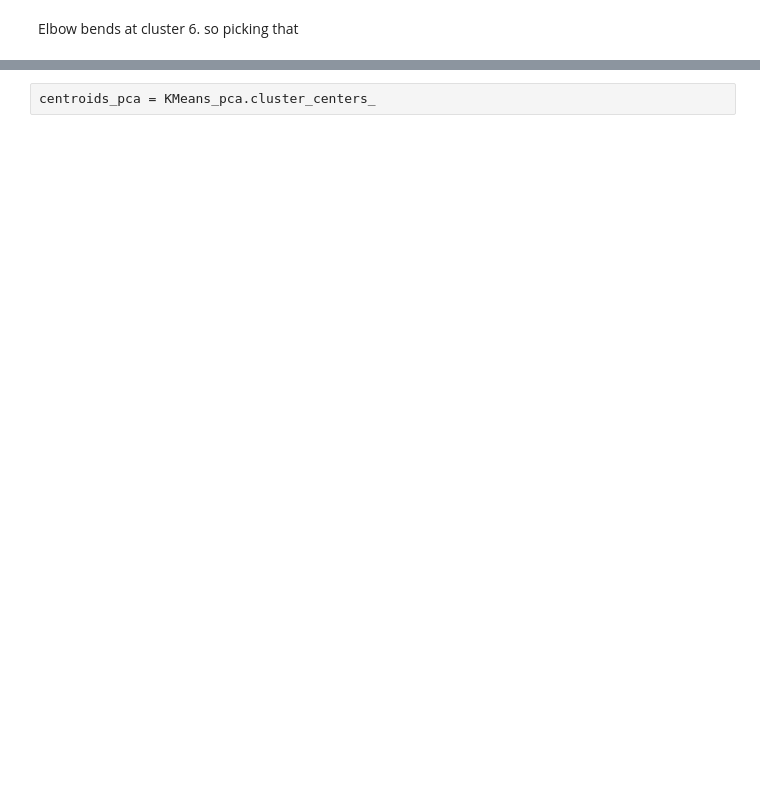
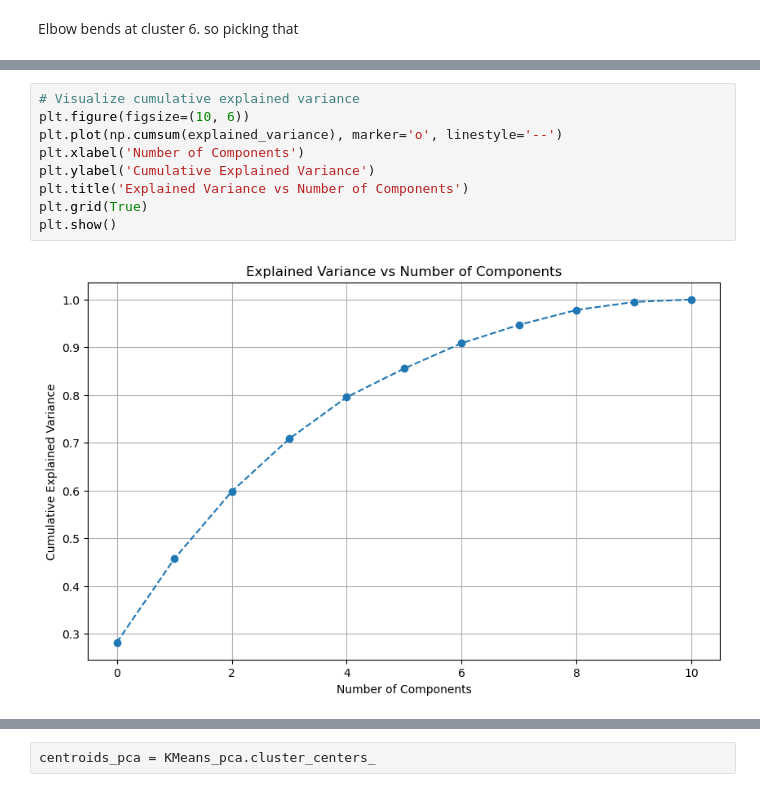
Before and after one commit to Harshan-Kurapati/RedWine, a Jupyter notebook: Untitled.ipynb, the cells around one changed output, grey strips where cells are left out. Drawn from its saved outputs; the diff is of its cells as text; blank space fills up the shorter version.

```diff
--- a/Untitled.ipynb
+++ b/Untitled.ipynb
@@ -89,0 +95,11 @@ plt.show()
+# %%
+# Visualize cumulative explained variance
+plt.figure(figsize=(10, 6))
+plt.plot(np.cumsum(explained_variance), marker='o', linestyle='--')
+plt.xlabel('Number of Components')
+plt.ylabel('Cumulative Explained Variance')
+plt.title('Explained Variance vs Number of Components')
+plt.grid(True)
+plt.show()
+# %% [output]
+[figure, added]
```
Also changed, not shown: parts of 21 cells of this notebook.
